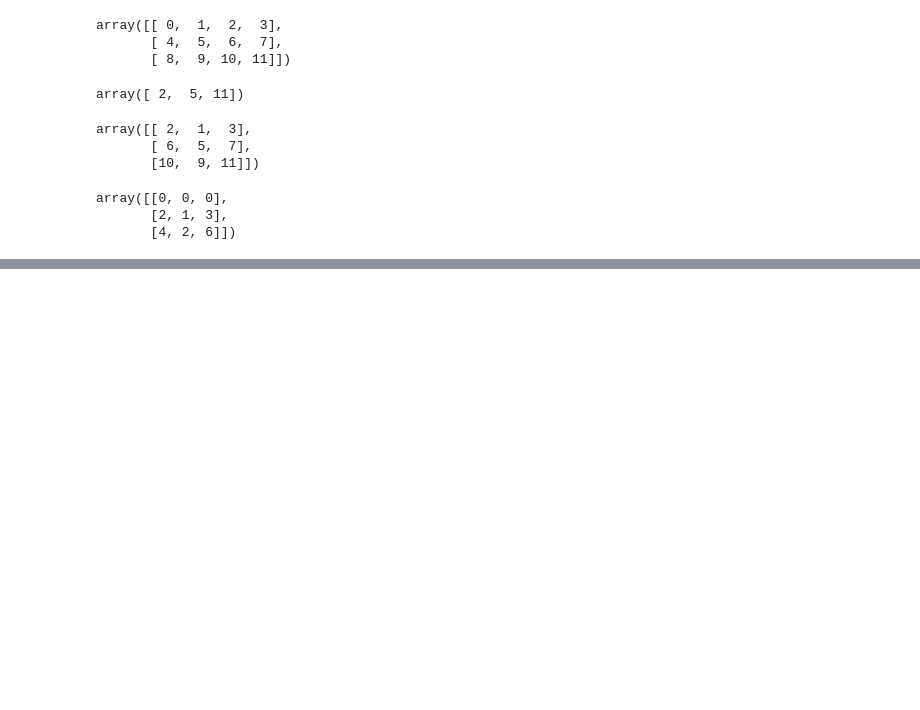
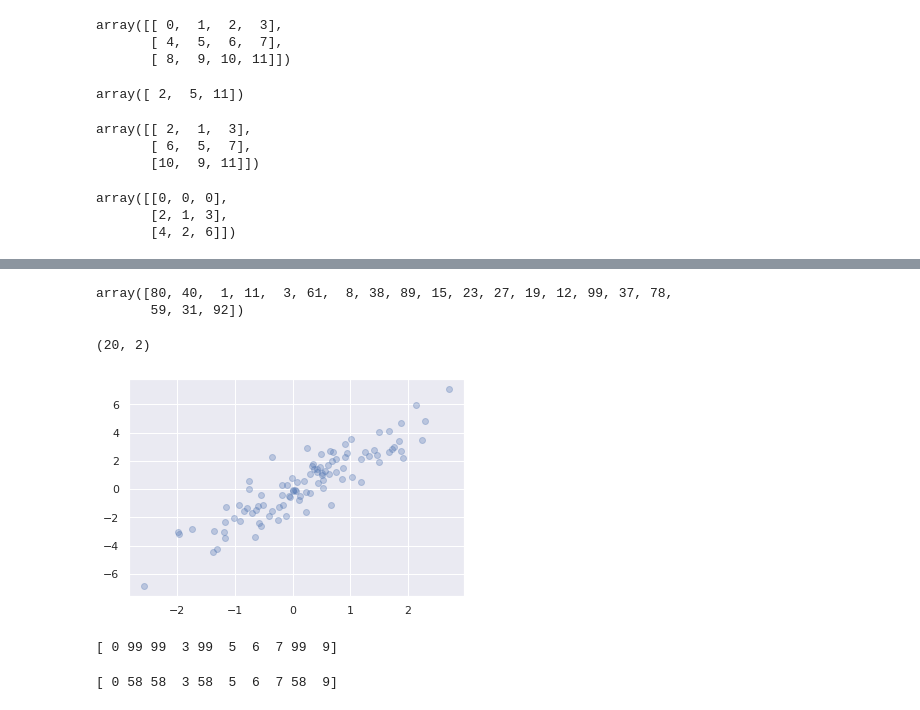
Before and after one commit to KazumaShachou/DataScience, a Jupyter notebook: Functions_in_numpy.ipynb, the cells around one changed output, grey strips where cells are left out. Cells and saved outputs as stored; diff of their text form; code cells hidden in the pictures; blank space fills up the shorter version.

```diff
--- a/Functions_in_numpy.ipynb
+++ b/Functions_in_numpy.ipynb
@@ -747,0 +786,32 @@ array([[0, 0, 0],
+# %%
+#choose 20 ramdons numbers
+indices = np.random.choice(x.shape[0], 20, replace= False)
+indices
+# %% [output]
+array([80, 40,  1, 11,  3, 61,  8, 38, 89, 15, 23, 27, 19, 12, 99, 37, 78,
+       59, 31, 92])
+# %%
+selection = x[indices]
+selection.shape
+# %% [output]
+(20, 2)
+# %%
+plt.scatter(x[:, 0 ], x[:, 1], alpha=0.3,)
+plt.scatter(selection[:, 0], selection[:, 1],
+            facecolor = 'none', s= 200,);
+# %% [output]
+[figure, added]
+# %%
+#Modifying Values with Fancy Indexing
+
+x = np.arange(10)
+i = np.array([2, 1, 8, 4])
+x[i] = 99
+print(x)
+# %% [output]
+[ 0 99 99  3 99  5  6  7 99  9]
+# %%
+x[i] -= 40
+print(x)
+# %% [output]
+[ 0 58 58  3 58  5  6  7 58  9]
```
Also changed, not shown: parts of 66 cells of this notebook.
